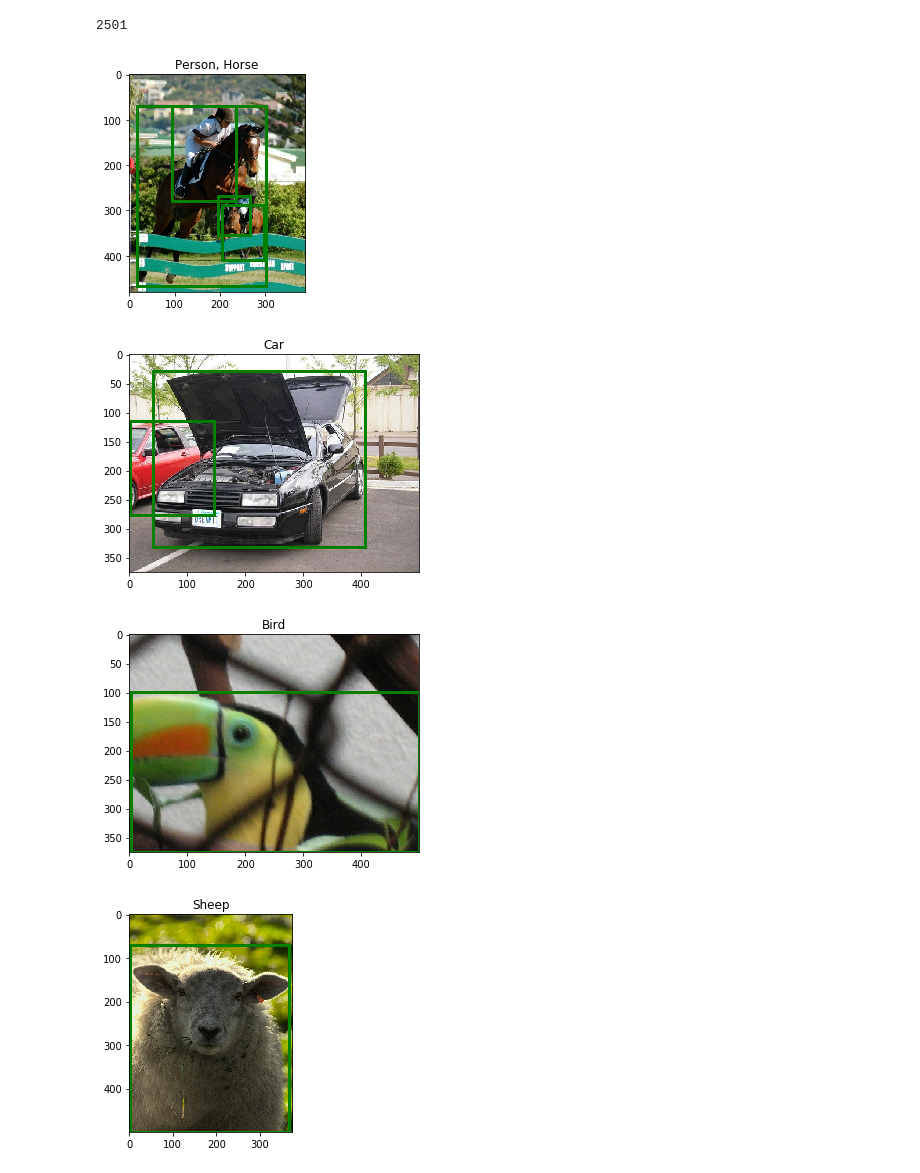
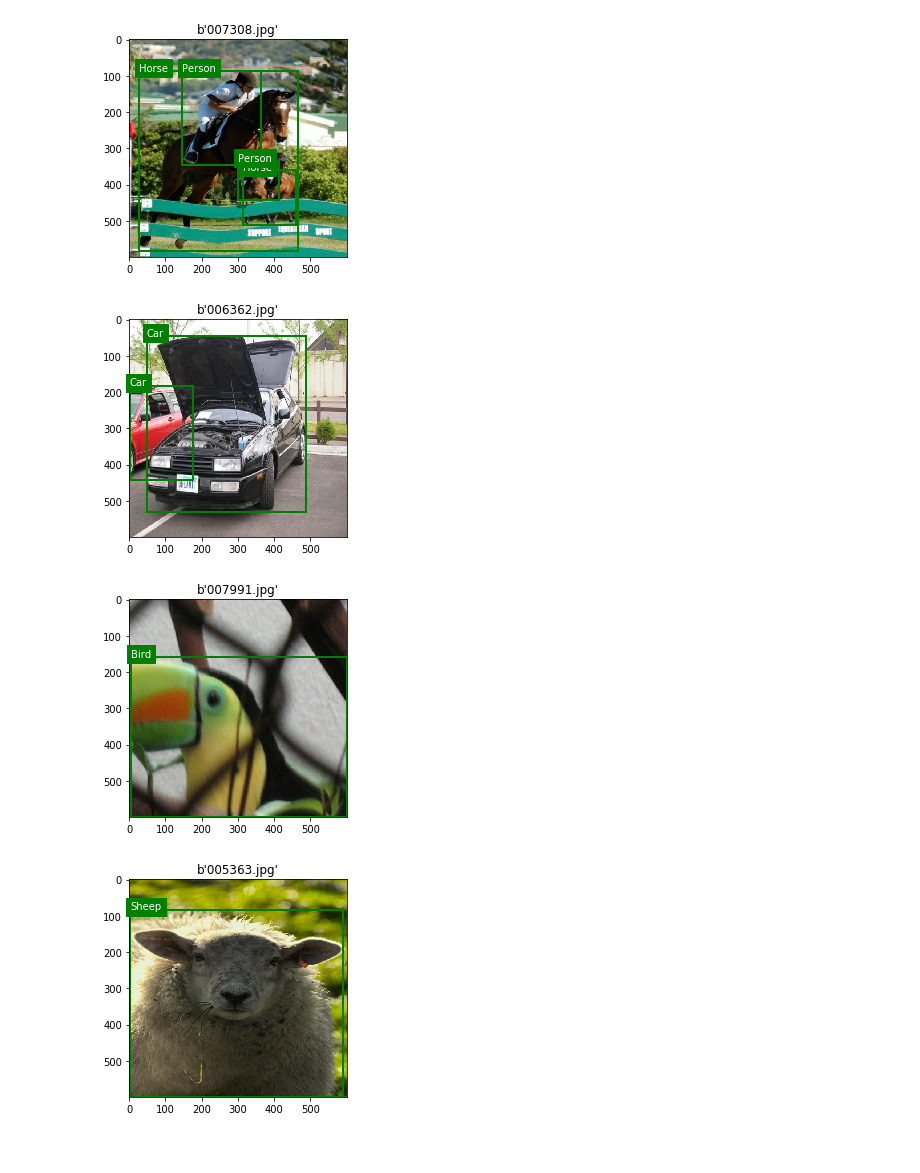
Before and after one commit to georgepachitariu/ml-practice, a Jupyter notebook: Object-detection/Faster R-CNN.ipynb, the cells around one changed output. Drawn from its saved outputs; the diff is of its cells as text; code cells hidden in the pictures.

```diff
--- a/Object-detection/Faster R-CNN.ipynb
+++ b/Object-detection/Faster R-CNN.ipynb
@@ -22,8 +24,18 @@ classes = [ 'Aeroplane', 'Bicycle', 'Bird', 'Boat', 'Bottle',
             'Bus', 'Car', 'Cat', 'Chair', 'Cow',
             'Diningtable', 'Dog', 'Horse', 'Motorbike', 'Person',
             'Pottedplant', 'Sheep', 'Sofa', 'Train', 'Tvmonitor']
+# %%
+# DIFFERENT:In the paper for images they kept the ratio and rescaled so that the shorter side is 600
+# Mine are made square
+IMG_SIZE = 600
+def preprocess(row):
+    #resize_pictures_to_be_square
+    row['image'] = tf.image.resize(row['image'], (IMG_SIZE, IMG_SIZE))
+    row['image'] = row['image'] / 255
+
+    return {'image':row['image'], 'labels':row['labels'], 'objects':row['objects'], 'filename':row['image/filename']}
+
+dataset = dataset.map(lambda row: preprocess(row))
 # %%
-dataset_length = [i for i,_ in enumerate(dataset)][-1] + 1
-dataset_length
+#dataset_length = [i for i,_ in enumerate(dataset)][-1] + 1
+#dataset_length
-# %% [output]
-2501
@@ -33,27 +50,28 @@ train = dataset.take(2000)
 validation = dataset.skip(2000).take(250)
 testing = dataset.skip(2250).take(250)
 # %%
+from matplotlib.font_manager import FontProperties
+
 for row in train.take(5):
     _, ax = plt.subplots(1) # Create figure and axes
-    image = row['image'].numpy().astype(float) / 255
+    image = row['image'].numpy().astype(float)
     height, width, _ = image.shape
     ax.imshow(image)
 
-    labels = set()
     for bbox, label in zip(row['objects']['bbox'].numpy(), row['objects']['label'].numpy()):
-        x_start, x_finish = bbox[0] * height, bbox[2] * height
-        y_start, y_finish = bbox[1] * width, bbox[3] * width
+        y_start, y_finish = bbox[0] * height, bbox[2] * height
+        x_start, x_finish = bbox[1] * width, bbox[3] * width
 
-        rect = patches.Rectangle((y_start, x_start), y_finish-y_start, x_finish-x_start, linewidth=3,
-                                 edgecolor='g', facecolor='none')
+        rect = patches.Rectangle((x_start, y_start), x_finish-x_start, y_finish-y_start, linewidth=2,
+                                 edgecolor='green', facecolor='none')
         ax.add_patch(rect)
-        labels.add( classes[label] )
 
-    #plt.title(row['image/filename'].numpy())
-    plt.title(', '.join(labels))
+        plt.text(x_start, y_start, classes[label], color='white', backgroundcolor='green')
+
+    plt.title(row['filename'].numpy())
     plt.show()
 # %% [output]
-[figure, old version]
+[figure, new version]
-[figure, old version]
+[figure, new version]
-[figure, old version]
+[figure, new version]
-[figure, old version]
+[figure, new version]
```
Also changed, not shown: parts of 14 cells of this notebook, 5 other files.
